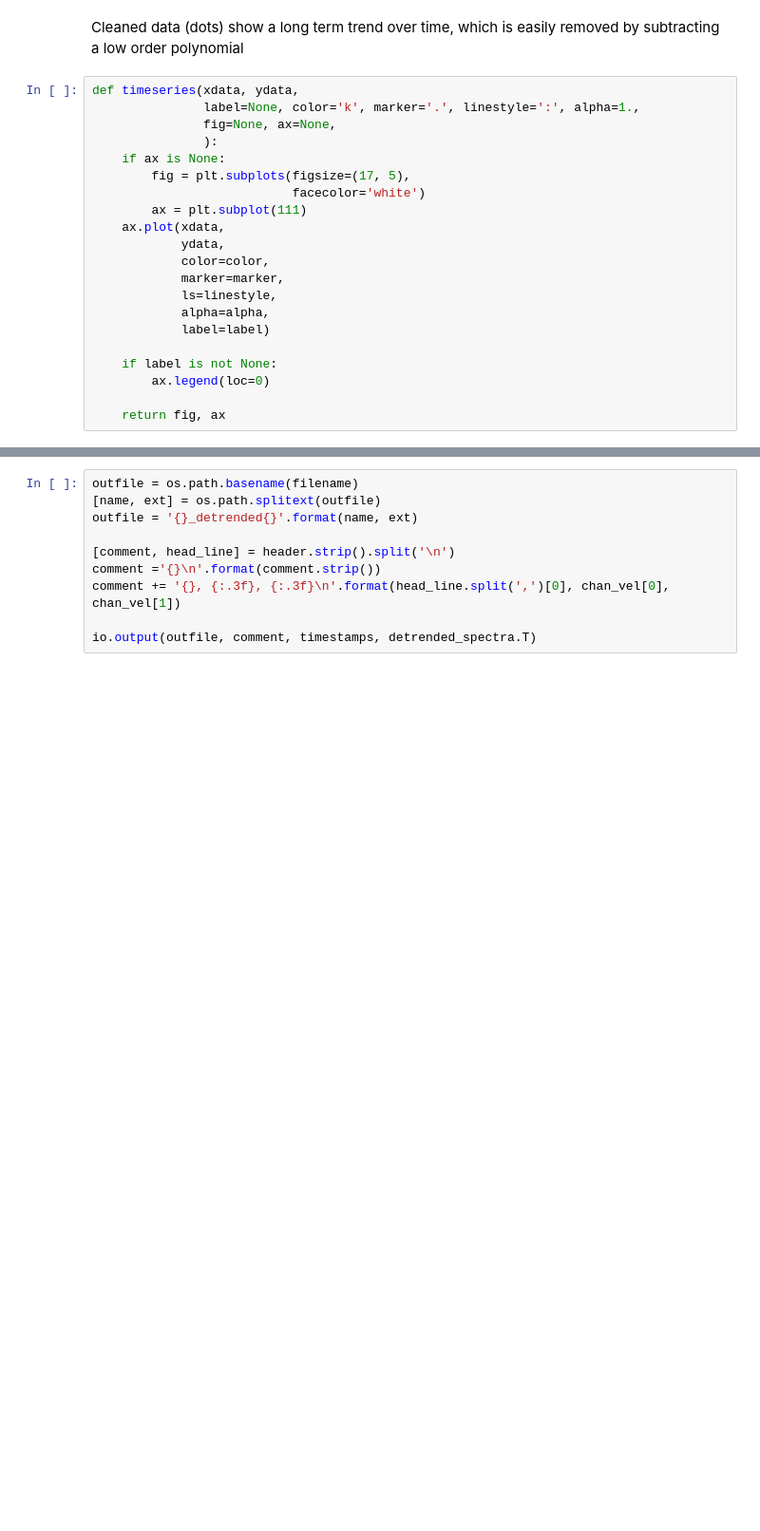
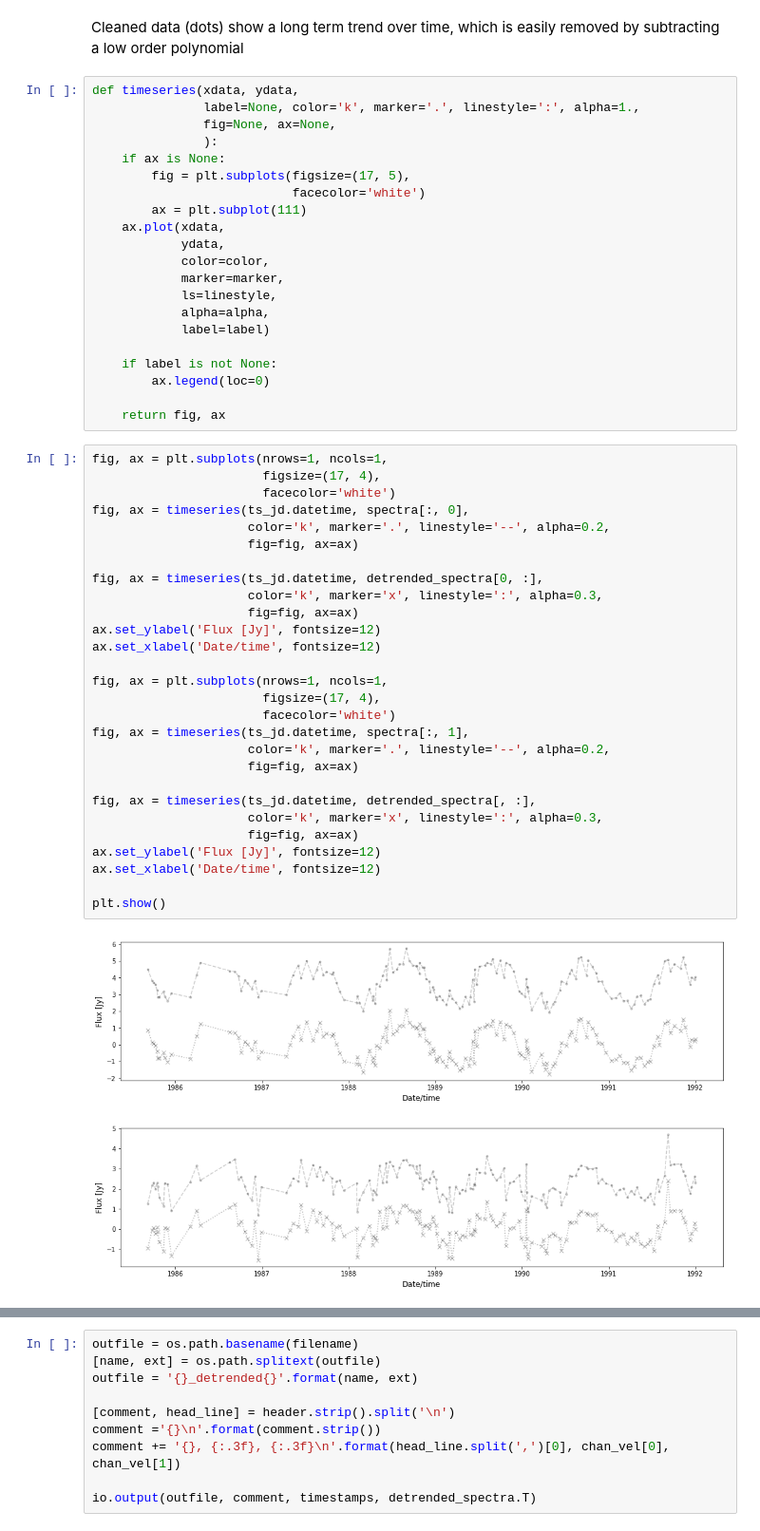
Before and after one commit to rubyvanrooyen/HartRAO_OH-IR_stars, a Jupyter notebook: Detrending_HartRAO_OH_monitoring_data.ipynb, the cells around one changed output, grey strips where cells are left out. Shown: that part at 95% size. Saved outputs shown, nothing was run; the diff lists cells and outputs as text; blank space fills up the shorter version.

```diff
--- a/Detrending_HartRAO_OH_monitoring_data.ipynb
+++ b/Detrending_HartRAO_OH_monitoring_data.ipynb
@@ -182,4 +185,35 @@ def timeseries(xdata, ydata,
         ax.legend(loc=0)
 
     return fig, ax
+# %%
+fig, ax = plt.subplots(nrows=1, ncols=1,
+                       figsize=(17, 4),
+                       facecolor='white')
+fig, ax = timeseries(ts_jd.datetime, spectra[:, 0],
+                     color='k', marker='.', linestyle='--', alpha=0.2,
+                     fig=fig, ax=ax)
+
+fig, ax = timeseries(ts_jd.datetime, detrended_spectra[0, :],
+                     color='k', marker='x', linestyle=':', alpha=0.3,
+                     fig=fig, ax=ax)
+ax.set_ylabel('Flux [Jy]', fontsize=12)
+ax.set_xlabel('Date/time', fontsize=12)
+
+fig, ax = plt.subplots(nrows=1, ncols=1,
+                       figsize=(17, 4),
+                       facecolor='white')
+fig, ax = timeseries(ts_jd.datetime, spectra[:, 1],
+                     color='k', marker='.', linestyle='--', alpha=0.2,
+                     fig=fig, ax=ax)
+
+fig, ax = timeseries(ts_jd.datetime, detrended_spectra[, :],
+                     color='k', marker='x', linestyle=':', alpha=0.3,
+                     fig=fig, ax=ax)
+ax.set_ylabel('Flux [Jy]', fontsize=12)
+ax.set_xlabel('Date/time', fontsize=12)
+
+plt.show()
+# %% [output]
+[figure, added]
+[figure, added]
 # %%
```
Also changed, not shown: parts of 5 cells of this notebook.
